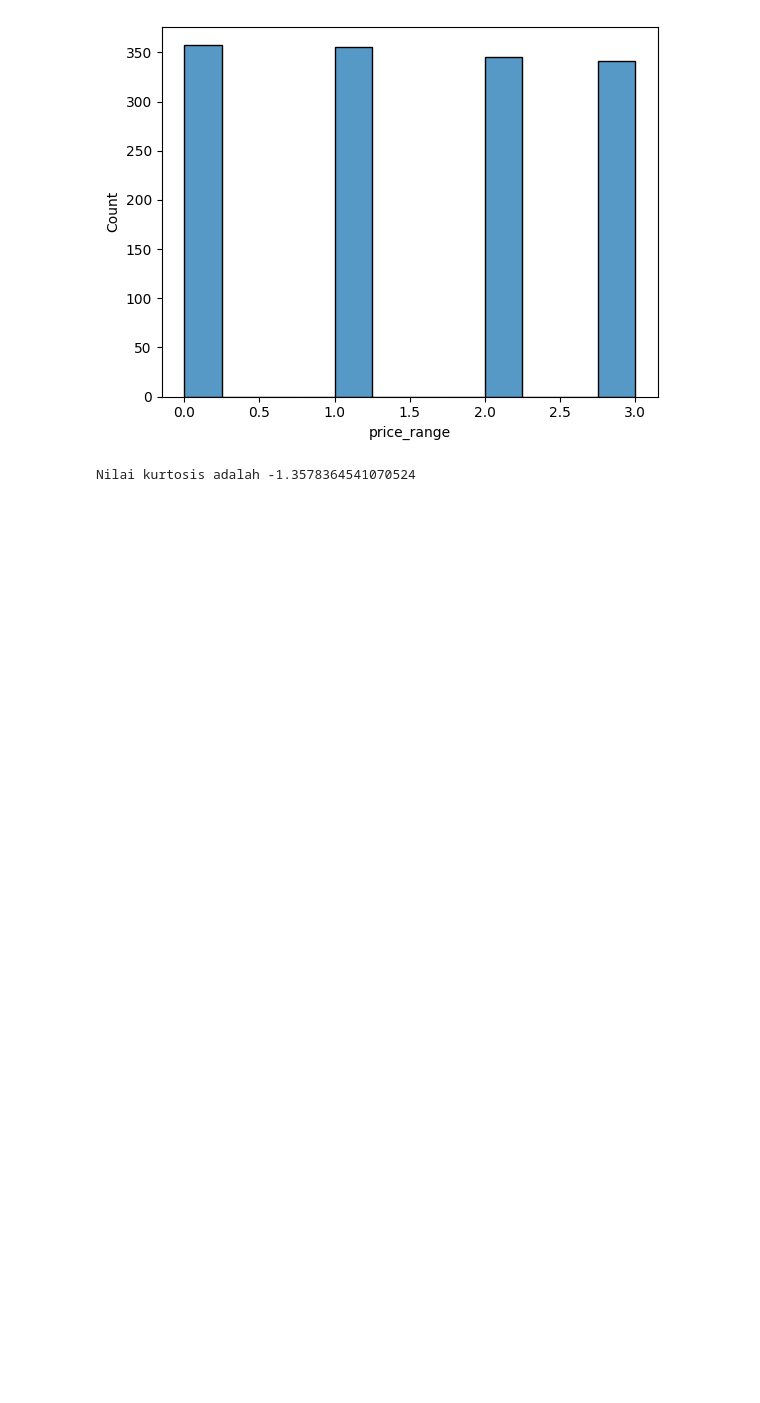
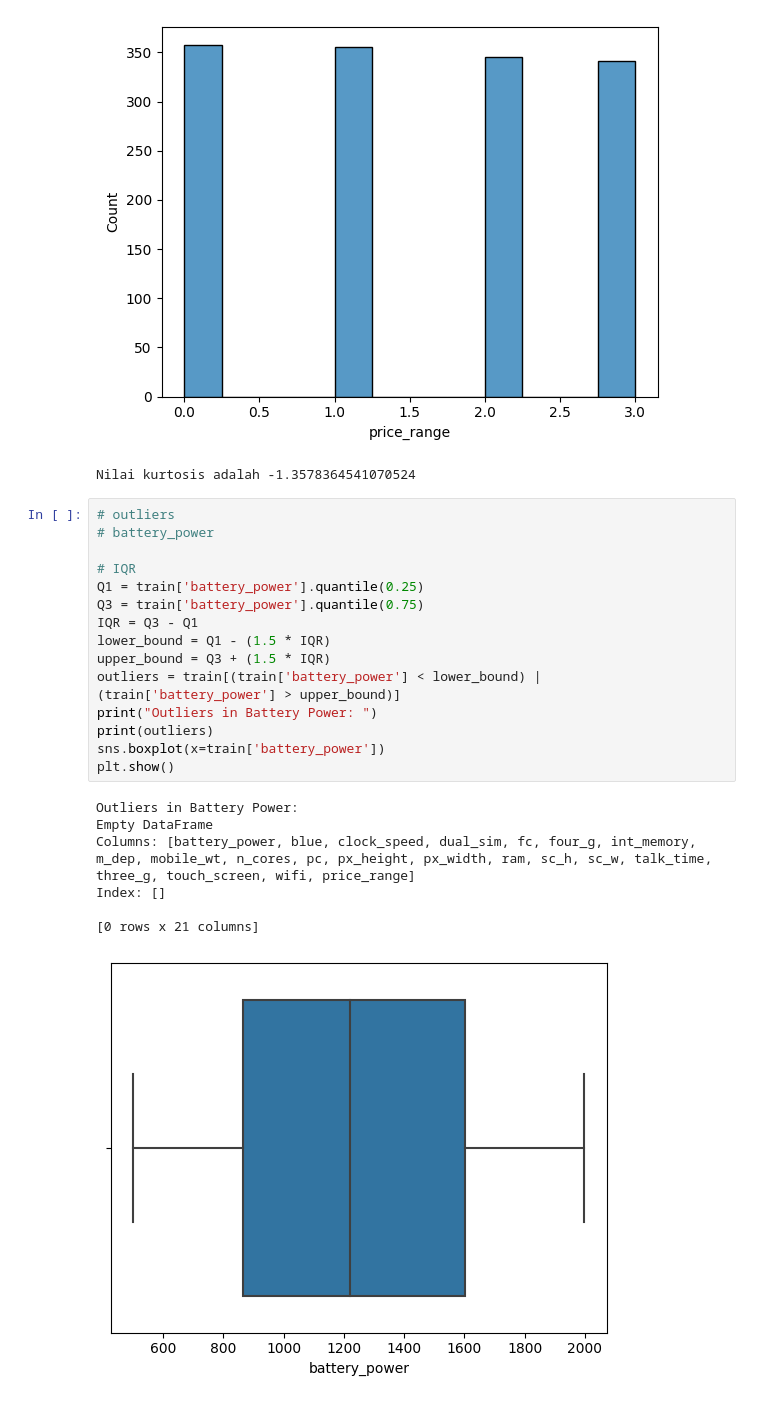
Before and after one commit to eunicesarah/Tucil2_13521006_13521013, a Jupyter notebook: tucil2.ipynb, the cells around one changed output. Drawn from its saved outputs; the diff is of its cells as text; blank space fills up the shorter version.

Commit message:
feat: outlier beneran

```diff
--- a/tucil2.ipynb
+++ b/tucil2.ipynb
@@ -1400,3 +1400,26 @@ print('Nilai kurtosis adalah ' + str(train['price_range'].kurtosis()))
 Price Range tidak berdistribusi normal
 [figure]
 Nilai kurtosis adalah -1.3578364541070524
+# %%
+# outliers
+# battery_power
+
+# IQR
+Q1 = train['battery_power'].quantile(0.25)
+Q3 = train['battery_power'].quantile(0.75)
+IQR = Q3 - Q1
+lower_bound = Q1 - (1.5 * IQR)
+upper_bound = Q3 + (1.5 * IQR)
+outliers = train[(train['battery_power'] < lower_bound) | (train['battery_power'] > upper_bound)]
+print("Outliers in Battery Power: ")
+print(outliers)
+sns.boxplot(x=train['battery_power'])
+plt.show()
+# %% [output]
+Outliers in Battery Power:
+Empty DataFrame
+Columns: [battery_power, blue, clock_speed, dual_sim, fc, four_g, int_memory, m_dep, mobile_wt, n_cores, pc, px_height, px_width, ram, sc_h, sc_w, talk_time, three_g, touch_screen, wifi, price_range]
+Index: []
+
+[0 rows x 21 columns]
+[figure, added]
```
Also changed, not shown: parts of 17 cells of this notebook.
